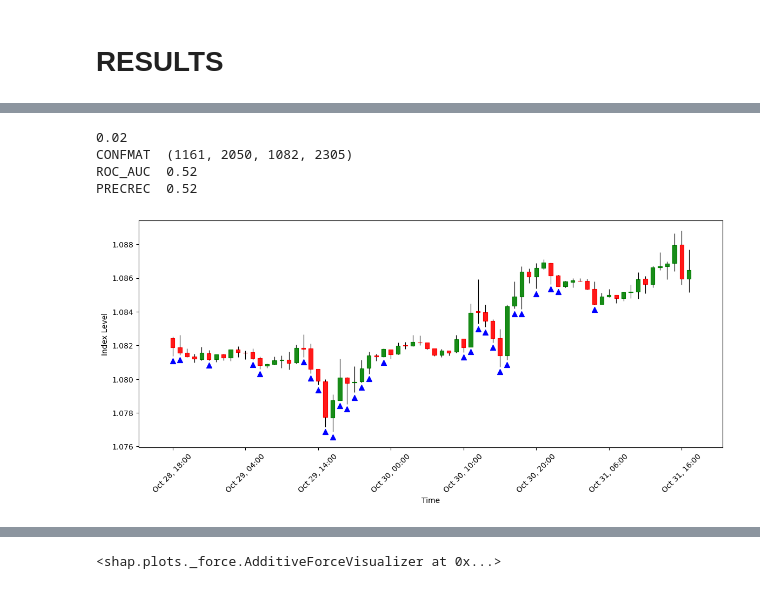
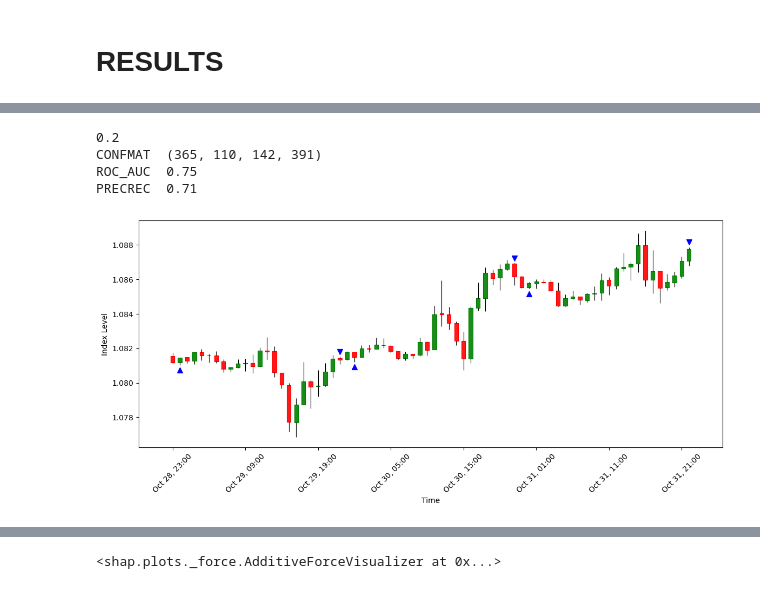
Before and after one commit to Priboy313/final-qualifying-work, a Jupyter notebook: main.ipynb, the cells around one changed output, grey strips where cells are left out. Drawn from its saved outputs; the diff is of its cells as text; code cells hidden in the pictures.

```diff
--- a/main.ipynb
+++ b/main.ipynb
@@ -531,20 +575,20 @@ warnings.simplefilter(action='ignore', category=FutureWarning)
 warnings.simplefilter(action='ignore', category=pd.errors.PerformanceWarning)
 warnings.simplefilter(action='ignore', category=pd.errors.SettingWithCopyWarning)
 
-train.loc[:, 'predict_R2L1']     = model_R2L1.predict(train.loc[:,XL1])
+train.loc[:, 'predict_R2L1']     = model_R2L1.predict(train.loc[:,X2L1])
 train.loc[:, 'predict_cls_R2L1'] = (train.loc[:, 'close'] < train.loc[:, 'predict_R2L1']) * 1
 
-train1.loc[:, 'predict_R2L1']     = model_R2L1.predict(train1.loc[:,XL1])
+train1.loc[:, 'predict_R2L1']     = model_R2L1.predict(train1.loc[:,X2L1])
 train1.loc[:, 'predict_cls_R2L1'] = (train1.loc[:, 'close'] < train1.loc[:, 'predict_R2L1']) * 1
 
-train2.loc[:, 'predict_R2L1']     = model_R2L1.predict(train2.loc[:,XL1])
+train2.loc[:, 'predict_R2L1']     = model_R2L1.predict(train2.loc[:,X2L1])
 train2.loc[:, 'predict_cls_R2L1'] = (train2.loc[:, 'close'] < train2.loc[:, 'predict_R2L1']) * 1
 # %%
 warnings.simplefilter(action='ignore', category=FutureWarning)
 warnings.simplefilter(action='ignore', category=pd.errors.PerformanceWarning)
 warnings.simplefilter(action='ignore', category=pd.errors.SettingWithCopyWarning)
 
-test.loc[:, 'predict_R2L1']     = model_R2L1.predict(test.loc[:,XL1])
+test.loc[:, 'predict_R2L1']     = model_R2L1.predict(test.loc[:,X2L1])
 test.loc[:, 'predict_cls_R2L1'] = (test.loc[:,'close'] < test.loc[:,'predict_R2L1']) * 1
 
 pdf.metrics.mean_error(test.loc[:,'y_close'], test.loc[:,'predict_R2L1'])
@@ -568,8 +612,8 @@ list_L2 = ['predict_R1L1',  'predict_R2L1',
            'predict_cls_R1L1', 'predict_cls_R2L1']
 
 XL2 = []
-XL2 = XL1.copy() + list_L2.copy()
-# XL2 = list_base_time.copy() + list_L2.copy()
+# XL2 = XL1.copy() + list_L2.copy()
+XL2 = list_base_time.copy() + list_L2.copy()
 
 print(f'XL2 len: {len(XL2)}')
 print(f'XL2: \n\t{XL2}')
@@ -588,6 +632,5 @@ print()
 y_up = 'y_true'
 y_down = 'y_true_down'
 
-print(f'y_up: \n\t{y_up}')
-print(f'y_down: \n\t{y_down}')
+print(f'y: \n\t{y_up, y_down}')
 # %% [output]
@@ -607,7 +648,7 @@ y_down:
 paramC1L2 = {
     'cat_features': cat_features,
     'task_type': 'GPU',
-    'early_stopping_rounds': 500,
+    'early_stopping_rounds': 200,
     'eval_metric': 'Logloss',
     'random_seed': 42,
     'verbose': 200,
@@ -715,7 +775,7 @@ warnings.simplefilter(action='ignore', category=pd.errors.SettingWithCopyWarning
 
 
 threshold = 0
-threshold = 0.02
+threshold = 0.2
 
 test['ind_up'] = ((test['pred_y_up'] - test['pred_y_down']) > threshold).astype(float)
 test.loc[test['ind_up'] != 1, 'ind_up'] = float("NaN")
@@ -748,43 +808,43 @@ add_plot = [
                      marker='^', markersize=50,
                      panel=0,
                      ),
 
-    # mpf.make_addplot(data['ind_down'],
-    #                  type='scatter', color='blue',
-    #                  marker='v', markersize=50,
-    #                  panel=0
-    #                  )
+    mpf.make_addplot(data['ind_down'],
+                     type='scatter', color='blue',
+                     marker='v', markersize=50,
+                     panel=0
+                     )
 ]
 
 mc = mpf.make_marketcolors(
     up='green', down='red',
     edge='inherit',
     wick='black',
     volume='in',
     ohlc='i',
 )
 
 s = mpf.make_mpf_style(
     marketcolors=mc,
 )
 
 mpf.plot(
     data,
     type='candle',
     volume=False,
     figsize=(15, 6),
     # title=my_title,
     ylabel='Index Level',
     xlabel='Time',
     style=s,
     addplot=add_plot
 )
 # %% [output]
-0.02
-CONFMAT  (1161, 2050, 1082, 2305)
-ROC_AUC  0.52
-PRECREC  0.52
+0.2
+CONFMAT  (365, 110, 142, 391)
+ROC_AUC  0.75
+PRECREC  0.71
-[figure, old version]
+[figure, new version]
 # %%
 import shap
 shap.initjs()
```
Also changed, not shown: parts of 33 cells of this notebook, 5 other files.
